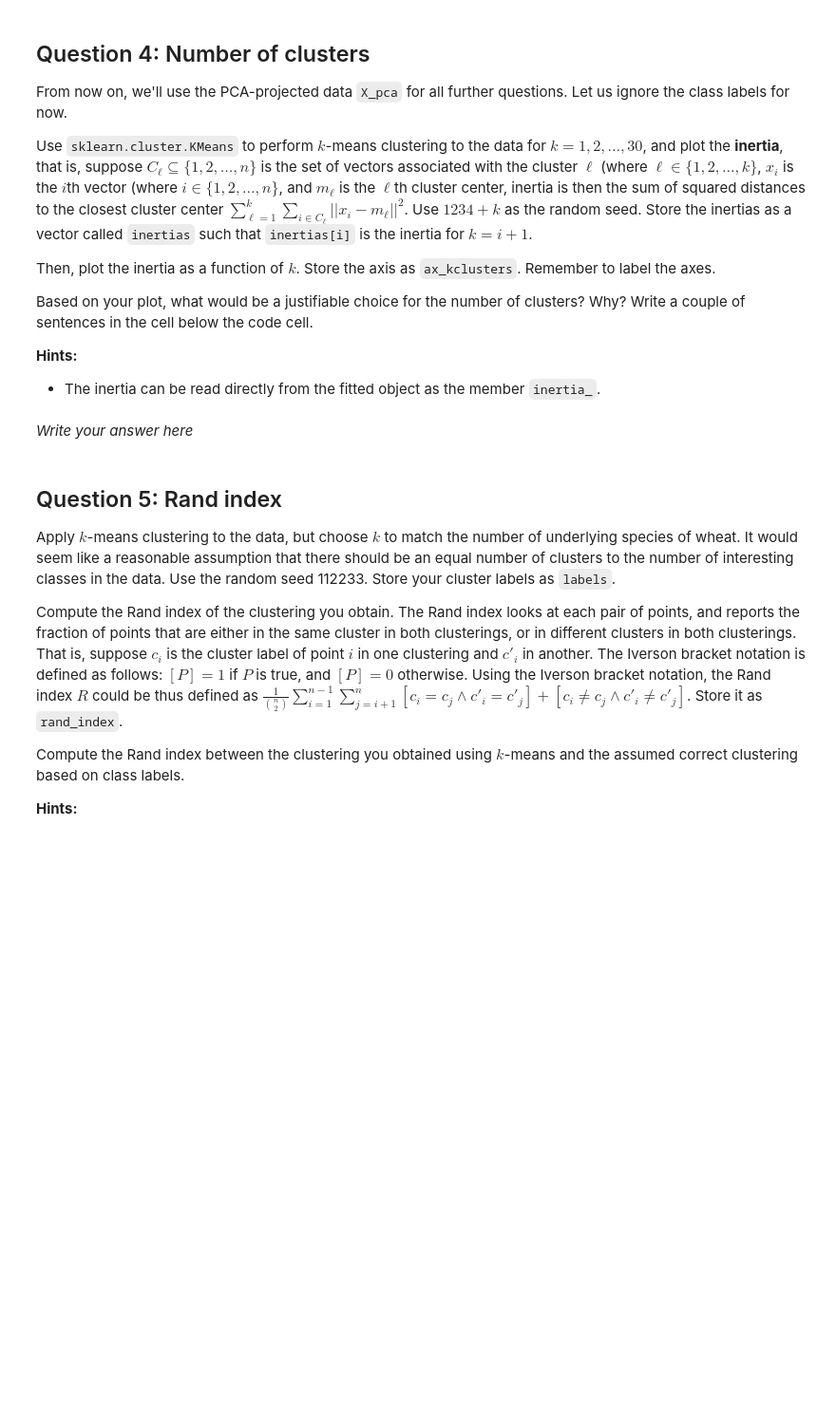
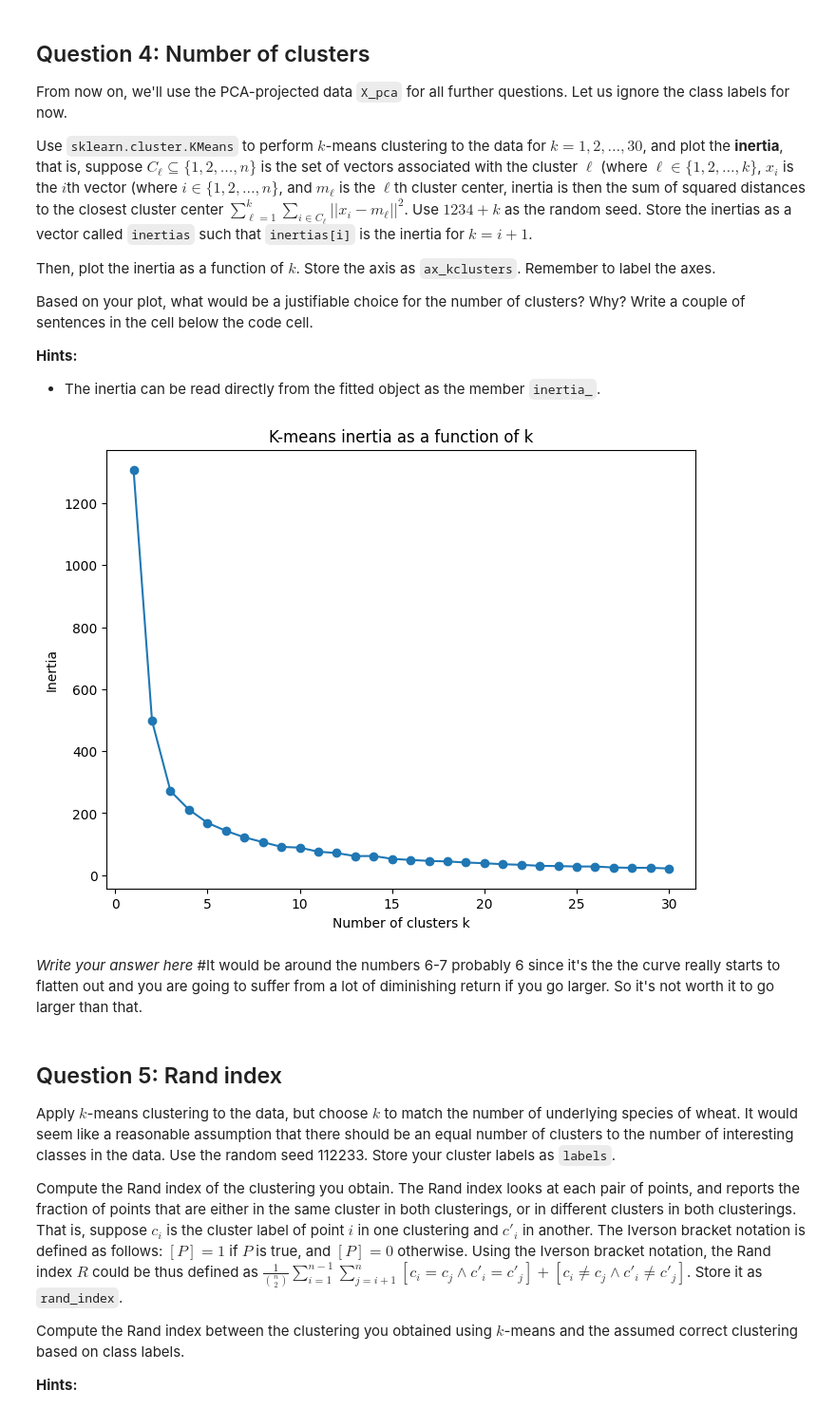
Before and after one commit to BoLaker/Data-Science-and-AI, a Jupyter notebook: assignment4_template-1.ipynb, the cells around one changed output. Shown at 95% size. Cells and saved outputs as stored; diff of their text form; code cells hidden in the pictures; blank space fills up the shorter version.

```diff
--- a/assignment4_template-1.ipynb
+++ b/assignment4_template-1.ipynb
@@ -291,8 +366,31 @@ Based on your plot, what would be a justifiable choice for the number of cluster
 # %%
 # Codegrade Tag Question4
 # Do *not* remove the tag above
+from sklearn.cluster import KMeans
+
+k_values = range(1, 31)
+inertias = []
+
+for k in k_values:
+    km = KMeans(n_clusters=k, random_state=1234+k)
+    km.fit(X_pca)
+    inertias.append(km.inertia_)
+
+inertias = np.array(inertias)
+
+fig_k, ax_kclusters = plt.subplots(figsize=(8, 6))
+
+ax_kclusters.plot(k_values, inertias, marker='o')
+ax_kclusters.set_xlabel('Number of clusters k')
+ax_kclusters.set_ylabel('Inertia')
+ax_kclusters.set_title('K-means inertia as a function of k')
+
+plt.show()
+# %% [output]
+[figure, added]
 # %% [markdown]
 *Write your answer here*
+#It would be around the numbers 6-7 probably 6 since it's the the curve really starts to flatten out and you are going to suffer from a lot of diminishing return if you go larger. So it's not worth it to go larger than that.
 # %% [markdown]
 ## Question 5: Rand index
 
```
Also changed, not shown: parts of 9 cells of this notebook.
